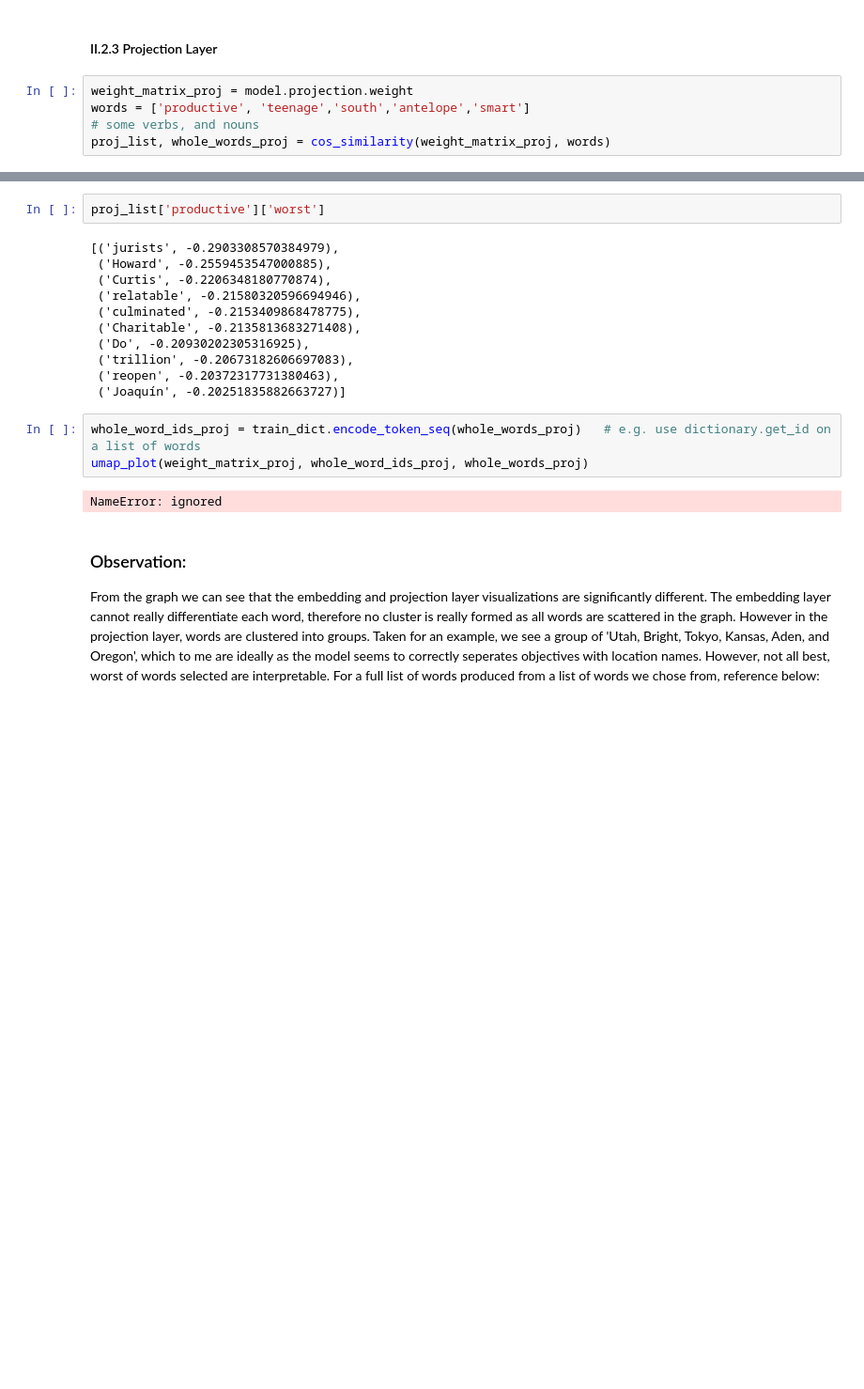
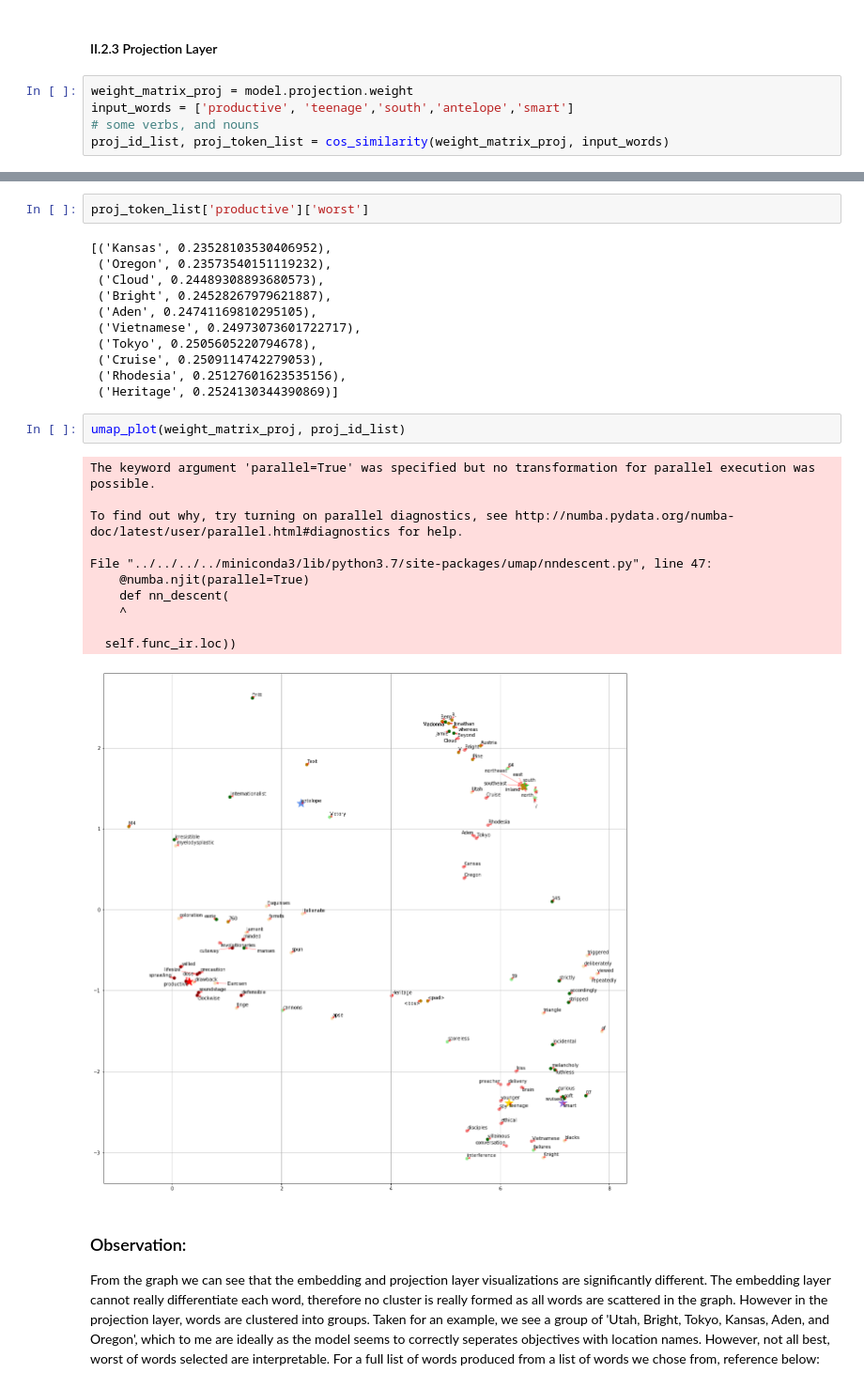
Before and after one commit to lexili24/Language-Model-NYU-Data-Science, a Jupyter notebook: HW2/Updated_lm_homework.ipynb, the cells around one changed output, grey strips where cells are left out. Shown at 94% size. Drawn from its saved outputs; the diff is of its cells as text; blank space fills up the shorter version.

```diff
--- a/HW2/Updated_lm_homework.ipynb
+++ b/HW2/Updated_lm_homework.ipynb
@@ -1329,7 +1333,7 @@ umap_plot(weight_matrix_lkup, whole_word_ids_lkup, whole_words_lkup)
 #### II.2.3 Projection Layer
 # %%
 weight_matrix_proj = model.projection.weight
-words = ['productive', 'teenage','south','antelope','smart']
+input_words = ['productive', 'teenage','south','antelope','smart']
 # some verbs, and nouns
-proj_list, whole_words_proj = cos_similarity(weight_matrix_proj, words)
+proj_id_list, proj_token_list = cos_similarity(weight_matrix_proj, input_words)
 # %%
@@ -1348,21 +1352,30 @@ proj_list['productive']['best']
 # %%
-proj_list['productive']['worst']
+proj_token_list['productive']['worst']
 # %% [output]
-[('jurists', -0.2903308570384979),
- ('Howard', -0.2559453547000885),
- ('Curtis', -0.2206348180770874),
- ('relatable', -0.21580320596694946),
- ('culminated', -0.2153409868478775),
- ('Charitable', -0.2135813683271408),
- ('Do', -0.20930202305316925),
- ('trillion', -0.20673182606697083),
- ('reopen', -0.20372317731380463),
- ('Joaquín', -0.20251835882663727)]
+[('Kansas', 0.23528103530406952),
+ ('Oregon', 0.23573540151119232),
+ ('Cloud', 0.24489308893680573),
+ ('Bright', 0.24528267979621887),
+ ('Aden', 0.24741169810295105),
+ ('Vietnamese', 0.24973073601722717),
+ ('Tokyo', 0.2505605220794678),
+ ('Cruise', 0.2509114742279053),
+ ('Rhodesia', 0.25127601623535156),
+ ('Heritage', 0.2524130344390869)]
-# %%
-whole_word_ids_proj = train_dict.encode_token_seq(whole_words_proj)   # e.g. use dictionary.get_id on a list of words
-umap_plot(weight_matrix_proj, whole_word_ids_proj, whole_words_proj)
-# %% [output]
-NameError: ignored
+# %%
+umap_plot(weight_matrix_proj, proj_id_list)
+# %% [output]
+The keyword argument 'parallel=True' was specified but no transformation for parallel execution was possible.
+
+To find out why, try turning on parallel diagnostics, see http://numba.pydata.org/numba-doc/latest/user/parallel.html#diagnostics for help.
+
+File "../../../../miniconda3/lib/python3.7/site-packages/umap/nndescent.py", line 47:
+    @numba.njit(parallel=True)
+    def nn_descent(
+    ^
+
+  self.func_ir.loc))
+[figure, added]
 # %% [markdown]
 ### Observation:
 From the graph we can see that the embedding and projection layer visualizations are significantly different. The embedding layer cannot really differentiate each word, therefore no cluster is really formed as all words are scattered in the graph. However in the projection layer, words are clustered into groups. Taken for an example, we see a group of 'Utah, Bright, Tokyo, Kansas, Aden, and Oregon', which to me are ideally as the model seems to correctly seperates objectives with location names. However, not all best, worst of words selected are interpretable. For a full list of words produced from a list of words we chose from, reference below:
```
Also changed, not shown: parts of 27 cells of this notebook, 1 other file.
